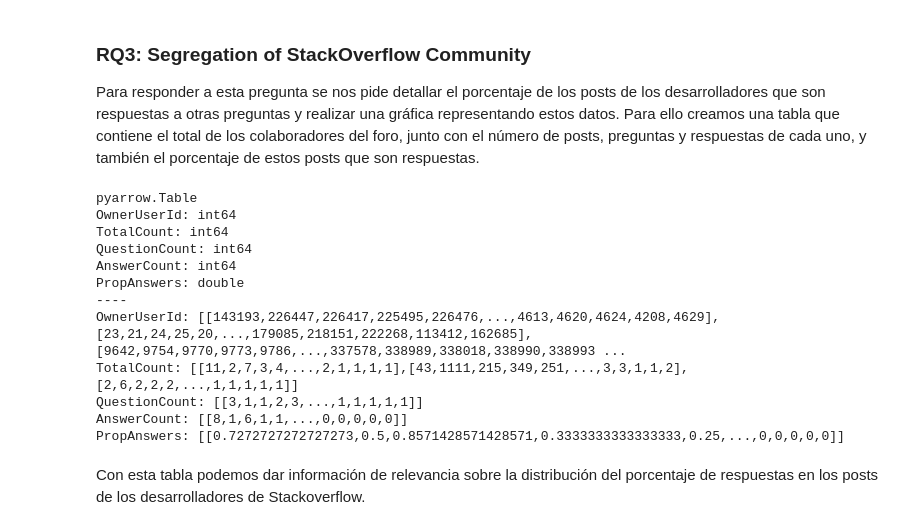
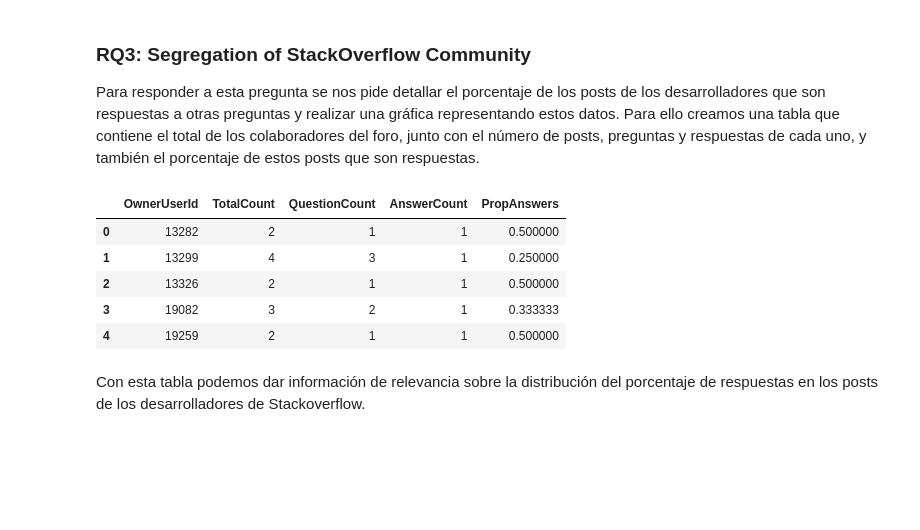
Before and after one commit to valevil27/dbge-pyarrow, a Jupyter notebook: exploration.ipynb, the cells around one changed output. Drawn from its saved outputs; the diff is of its cells as text; code cells hidden in the pictures; blank space fills up the shorter version.

```diff
--- a/exploration.ipynb
+++ b/exploration.ipynb
@@ -813,27 +813,23 @@ Para responder a esta pregunta se nos pide detallar el porcentaje de los posts d
 # %%
 total = total_count\
     .join(question_count, "OwnerUserId", "OwnerUserId")\
     .join(answer_count, "OwnerUserId", "OwnerUserId")
 total = total\
     .set_column( 2, "QuestionCount", total.column("QuestionCount").fill_null(fill_value=0))\
     .set_column(3, "AnswerCount", total.column("AnswerCount").fill_null(fill_value=0))
 total = total.add_column(
     4, "PropAnswers",
     pc.divide(total["AnswerCount"].cast(pa.float64()), total["TotalCount"]), # type: ignore
 )
+# Para una mejor presentación de la tabla en el notebook
+total.to_pandas().head()
 # %% [output]
-pyarrow.Table
-OwnerUserId: int64
-TotalCount: int64
-QuestionCount: int64
-AnswerCount: int64
-PropAnswers: double
-----
-OwnerUserId: [[143193,226447,226417,225495,226476,...,4613,4620,4624,4208,4629],[23,21,24,25,20,...,179085,218151,222268,113412,162685],[9642,9754,9770,9773,9786,...,337578,338989,338018,338990,338993 ...
-TotalCount: [[11,2,7,3,4,...,2,1,1,1,1],[43,1111,215,349,251,...,3,3,1,1,2],[2,6,2,2,2,...,1,1,1,1,1]]
-QuestionCount: [[3,1,1,2,3,...,1,1,1,1,1]]
-AnswerCount: [[8,1,6,1,1,...,0,0,0,0,0]]
-PropAnswers: [[0.7272727272727273,0.5,0.8571428571428571,0.3333333333333333,0.25,...,0,0,0,0,0]]
+|  | OwnerUserId | TotalCount | QuestionCount | AnswerCount | PropAnswers |
+| 0 | 13282 | 2 | 1 | 1 | 0.500000 |
+| 1 | 13299 | 4 | 3 | 1 | 0.250000 |
+| 2 | 13326 | 2 | 1 | 1 | 0.500000 |
+| 3 | 19082 | 3 | 2 | 1 | 0.333333 |
+| 4 | 19259 | 2 | 1 | 1 | 0.500000 |
 # %% [markdown]
 Con esta tabla podemos dar información de relevancia sobre la distribución del porcentaje de respuestas en los posts de los desarrolladores de Stackoverflow.
 # %%
```
Also changed, not shown: parts of 1 cell of this notebook.
